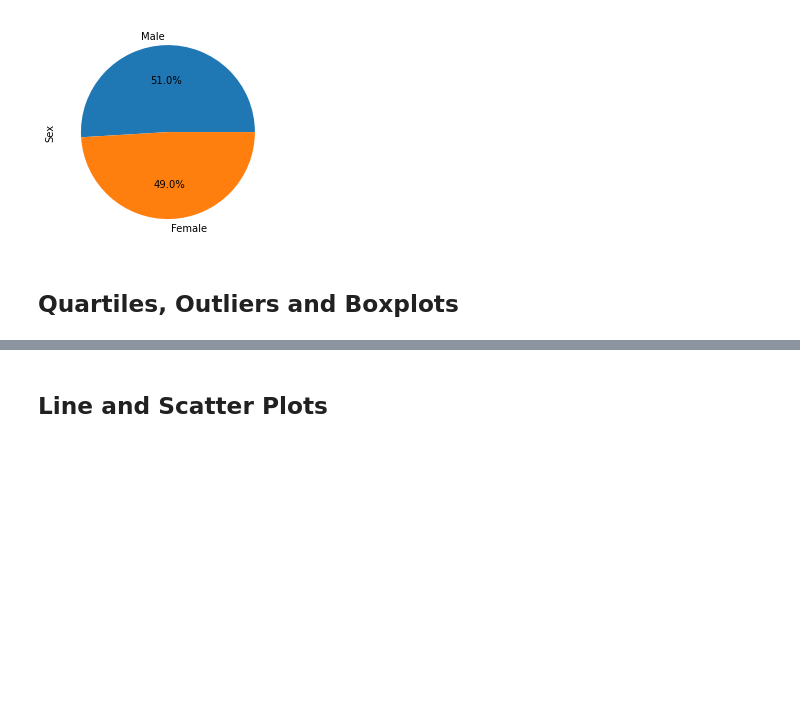
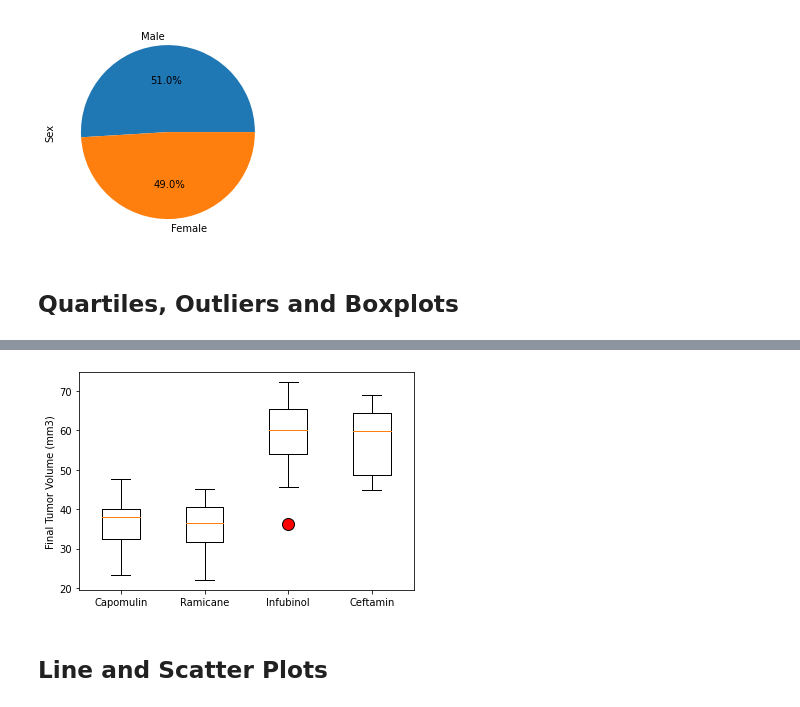
Before and after one commit to clawson13/Matplotlib-challenge, a Jupyter notebook: pymaceuticals.ipynb, the cells around one changed output, grey strips where cells are left out. Cells and saved outputs as stored; diff of their text form; code cells hidden in the pictures; blank space fills up the shorter version.

```diff
--- a/pymaceuticals.ipynb
+++ b/pymaceuticals.ipynb
@@ -329,2 +354,21 @@ Infubinol's potential outliers: 36.3213458
+# %%
+# Generate a box plot of the final tumor volume of each mouse across four regimens of interest
+
+# Assign x-axis tick location numbers to list based on the length of our Treatments list
+x_axis = np.arange(1, len(treatments)+1)
+tick_locations = []
+for x in x_axis:
+    tick_locations.append(x)
+
+# Plot box plot including formatting for outlier
+fig1, ax1 = plt.subplots()
+flierprops = dict(marker='o', markerfacecolor='red', markersize=12,
+                  linestyle='solid')
+ax1.boxplot(list_of_treatment_data, flierprops=flierprops)
+ax1.set_ylabel('Final Tumor Volume (mm3)')
+plt.xticks(tick_locations, treatments)
+plt.show()
+# %% [output]
+[figure, added]
 # %% [markdown]
 ## Line and Scatter Plots
```
Also changed, not shown: parts of 13 cells of this notebook, 5 other files.
